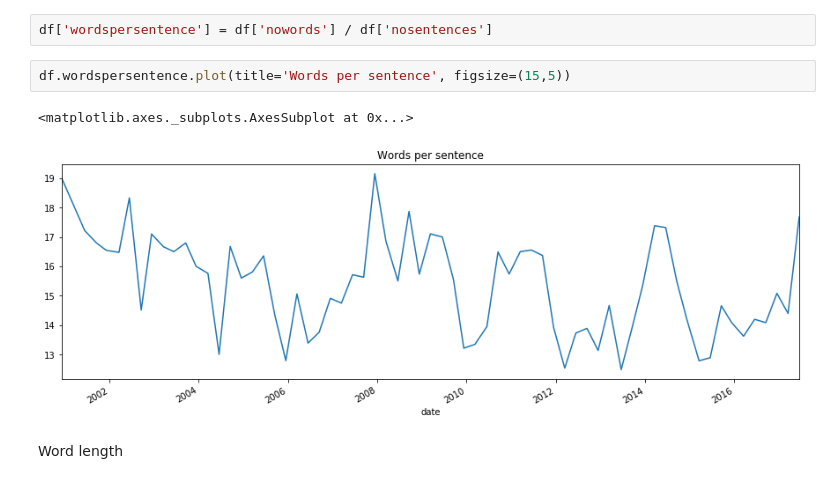
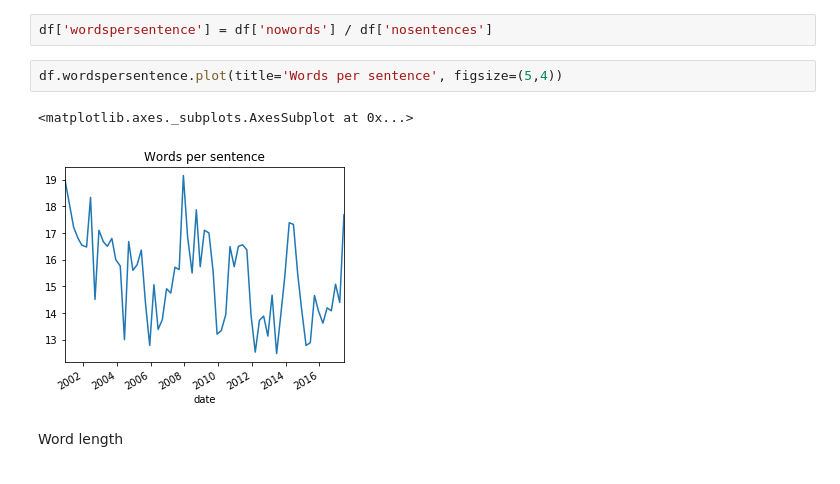
Before and after one commit to simon-pinkmartini/studio-projects, a Jupyter notebook: code/snb-lagebeurteilungen/Analyze Texts.ipynb, the cells around one changed output. Drawn from its saved outputs; the diff is of its cells as text.

```diff
--- a/code/snb-lagebeurteilungen/Analyze Texts.ipynb
+++ b/code/snb-lagebeurteilungen/Analyze Texts.ipynb
@@ -78,10 +128,10 @@ Words per sentence
 # %%
 df['wordspersentence'] = df['nowords'] / df['nosentences']
 # %%
-df.wordspersentence.plot(title='Words per sentence', figsize=(15,5))
+df.wordspersentence.plot(title='Words per sentence', figsize=(5,4))
 # %% [output]
 <matplotlib.axes._subplots.AxesSubplot at 0x...>
-[figure, old version]
+[figure, new version]
 # %% [markdown]
 Word length
 # %%
```
Also changed, not shown: parts of 50 cells of this notebook, 6 other files.
